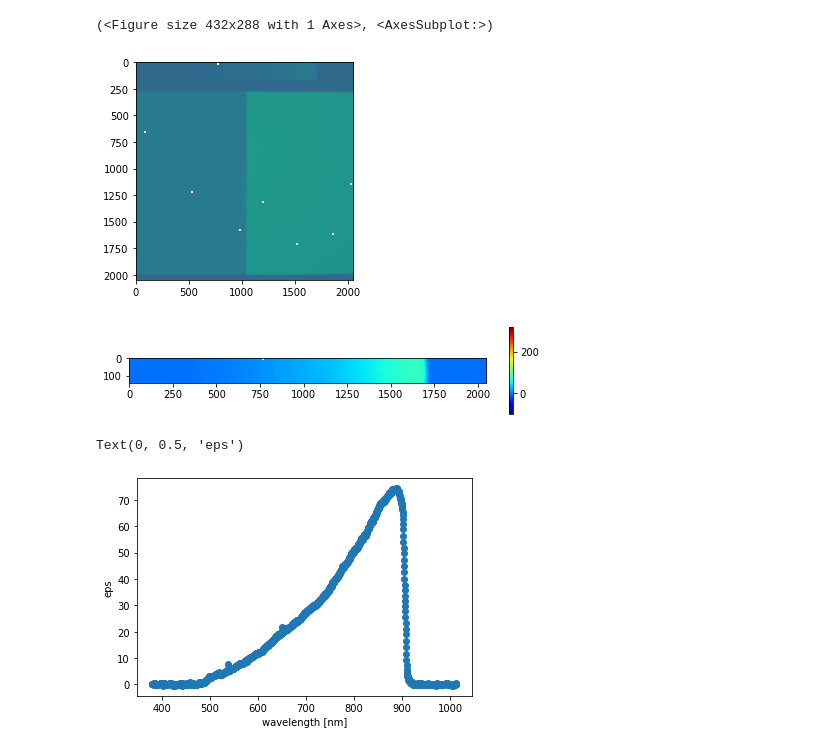
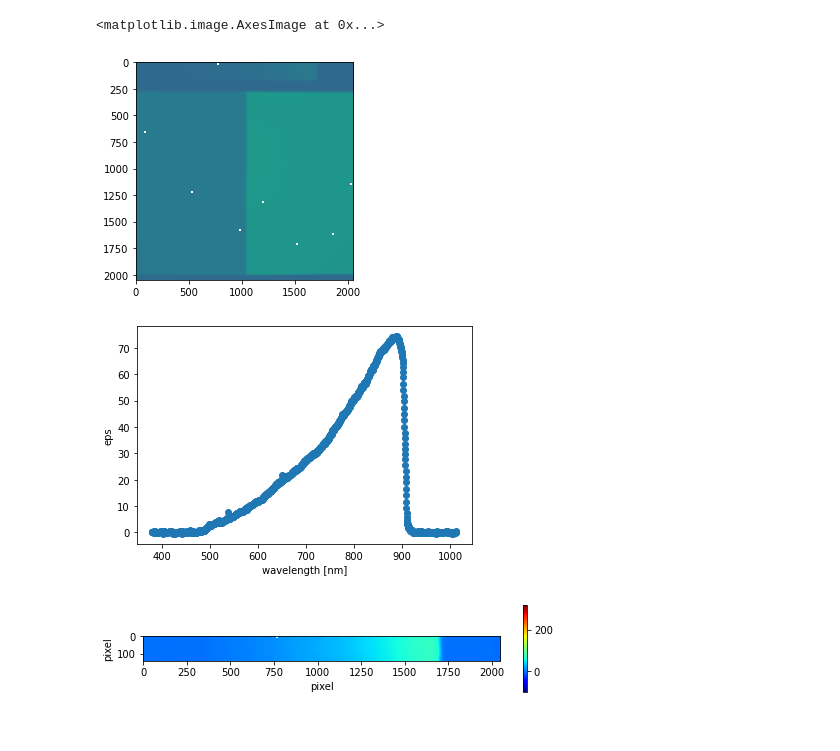
Before and after one commit to RH-REP/CIBER2, a Jupyter notebook: 08_LVF.ipynb, the cells around one changed output. Drawn from its saved outputs; the diff is of its cells as text; code cells hidden in the pictures.

```diff
--- a/08_LVF.ipynb
+++ b/08_LVF.ipynb
@@ -40,19 +26,29 @@ eps_shelf.get_all_books()
 # %%
-eps_shelf.show_eps_image("OD3","armS")
+# eps_shelf.show_eps_image("OD3","armS")
+
+img = eps_shelf.get_eps_img("OD3","armS")
+fig,ax = plt.subplots()
+ax.imshow(img)
 # %% [output]
-(<Figure size 432x288 with 1 Axes>, <AxesSubplot:>)
+<matplotlib.image.AxesImage at 0x...>
 [figure]
-# %%
-eps_shelf.showLVFimage("OD3","armS")
-# %% [output]
-[figure, removed]
 # %%
 x_lvf, y_lvf = eps_shelf.getLVFxy("OD3","armS")
 fig,ax = plt.subplots()
 ax.scatter(x_lvf,y_lvf)
 ax.set_xlabel("wavelength [nm]")
 ax.set_ylabel("eps")
+
+
+fig,ax = plt.subplots()
+img = eps_shelf.get_LVF_img("OD3","armS")
+ax.imshow(img)
+ax.set_xlabel("pixel")
+ax.set_ylabel("pixel")
+im = ax.imshow(img,cmap = 'jet')
+fig.colorbar(im,ax = ax,shrink=0.2)
+fig.set_size_inches(8,8)
 # %% [output]
-Text(0, 0.5, 'eps')
 [figure]
+[figure, added]
 # %%
```
Also changed, not shown: parts of 3 cells of this notebook, 13 other files.
